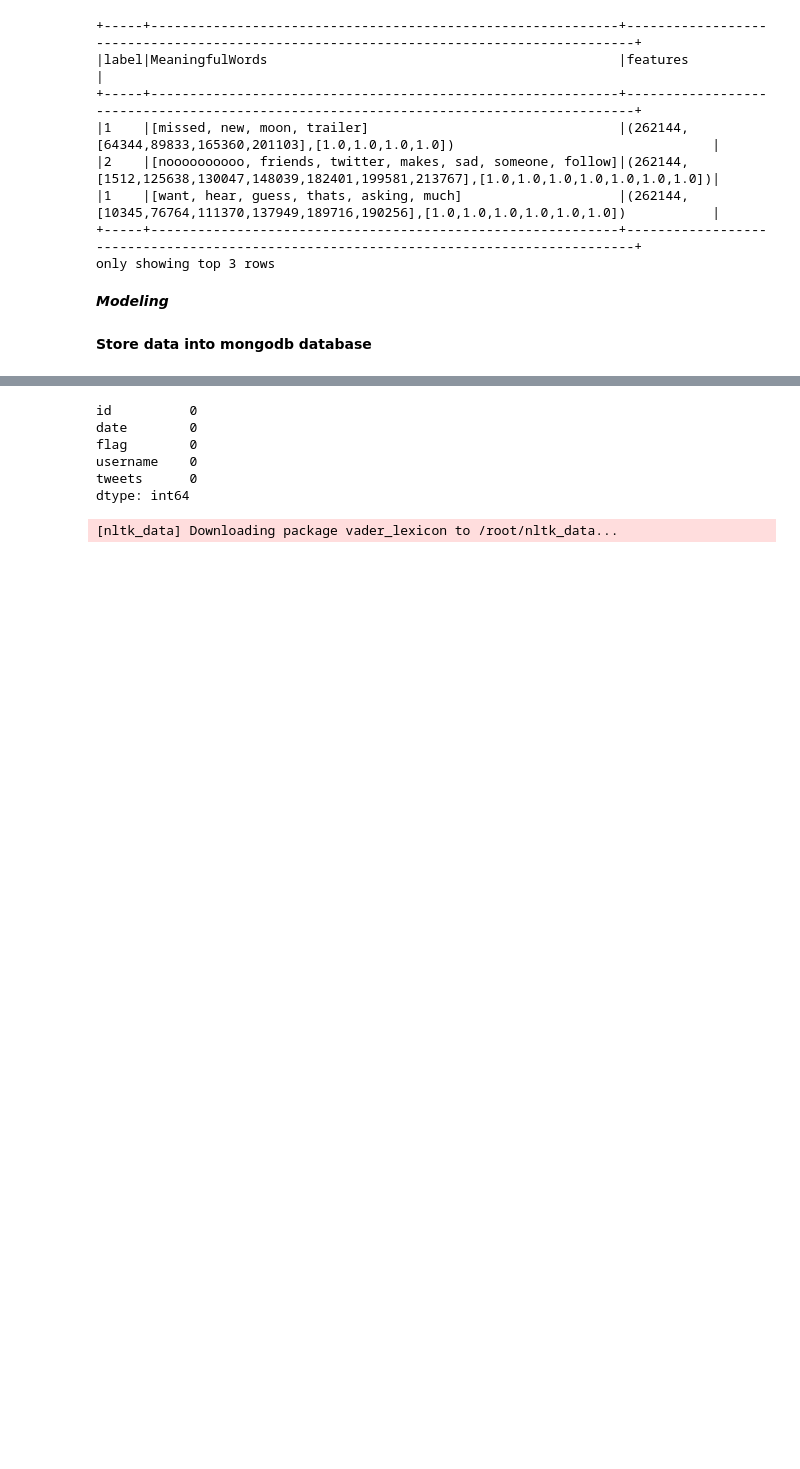
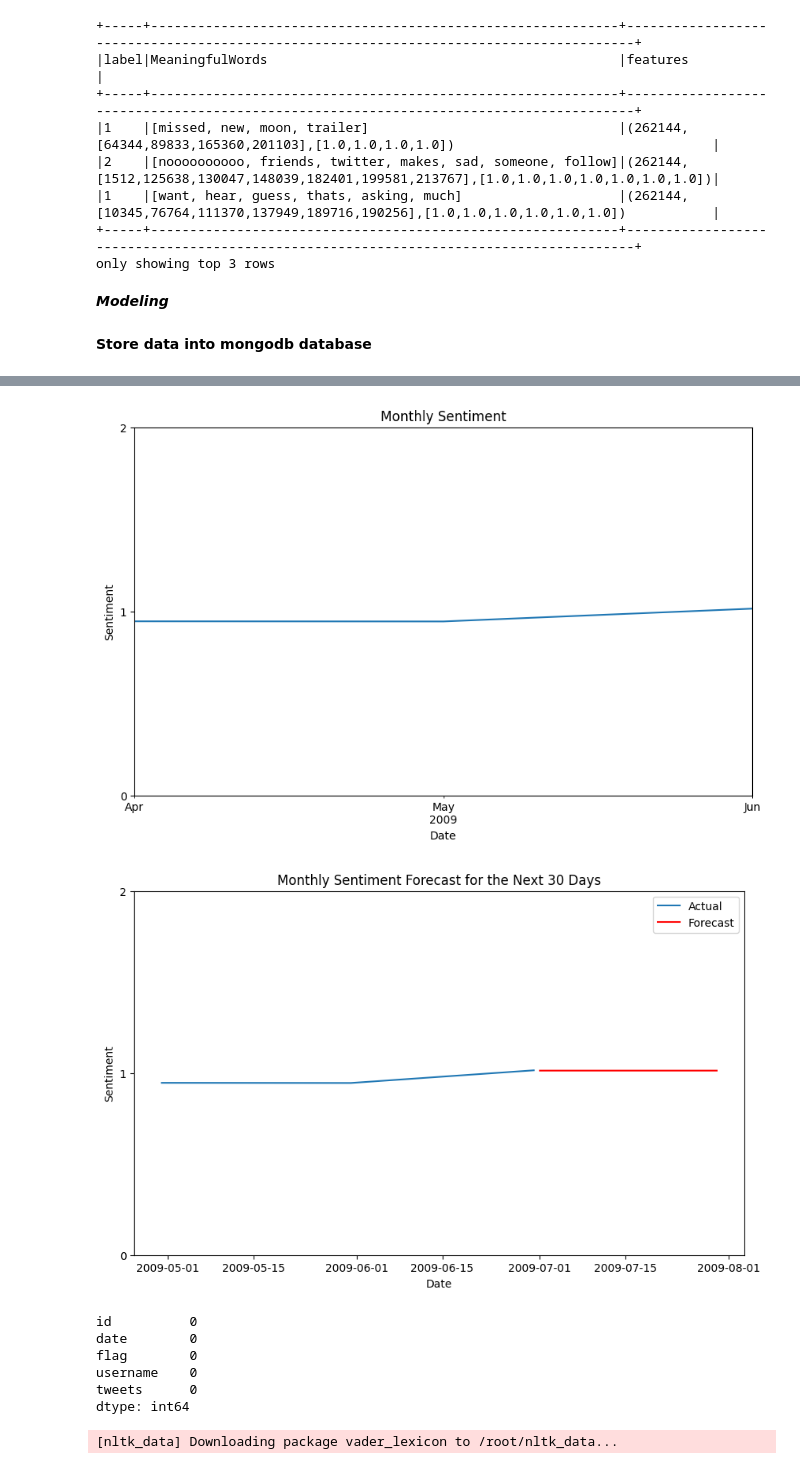
Before and after one commit to muhammadahsan2023/Tweets_Analysis, a Jupyter notebook: tweets_analysis.ipynb, the cells around one changed output, grey strips where cells are left out. Drawn from its saved outputs; the diff is of its cells as text; code cells hidden in the pictures; blank space fills up the shorter version.

```diff
--- a/tweets_analysis.ipynb
+++ b/tweets_analysis.ipynb
@@ -331,3 +392,38 @@ df = pd.read_csv('/content/drive/MyDrive/Data/tweets.csv')
+# %%
+# Resample to monthly frequency
+monthly_data = df.resample('M', on='date').mean()['label']  # Use mean to get sentiment labels
+
+# Plot the monthly data
+monthly_data.plot(figsize=(10, 6))
+plt.title('Monthly Sentiment')
+plt.xlabel('Date')
+plt.ylabel('Sentiment')
+plt.yticks([0, 1, 2])  # Show only sentiment labels on y-axis
+plt.show()
+
+# Fit an ARIMA model (adjust parameters as needed)
+order = (5, 1, 0)  # Example ARIMA order
+model = ARIMA(monthly_data, order=order)
+fit_model = model.fit()
+
+# Forecast for the next month
+forecast_steps = 30  # Adjust as needed for the number of days in the next month
+forecast_dates = pd.date_range(start=monthly_data.index[-1] + pd.Timedelta(days=1), periods=forecast_steps, freq='D')
+forecast = fit_model.get_forecast(steps=len(forecast_dates), index=forecast_dates)
+
+# Plot the forecast
+plt.figure(figsize=(10, 6))
+plt.plot(monthly_data.index, monthly_data, label='Actual')
+plt.plot(forecast_dates, forecast.predicted_mean, color='red', label='Forecast')
+plt.title('Monthly Sentiment Forecast for the Next 30 Days')
+plt.xlabel('Date')
+plt.ylabel('Sentiment')
+plt.yticks([0, 1, 2])  # Show only sentiment labels on y-axis
+plt.legend()
+plt.show()
+# %% [output]
+[figure, added]
+[figure, added]
 # %%
 df.isnull().sum()
 # %% [output]
```
Also changed, not shown: parts of 35 cells of this notebook.
